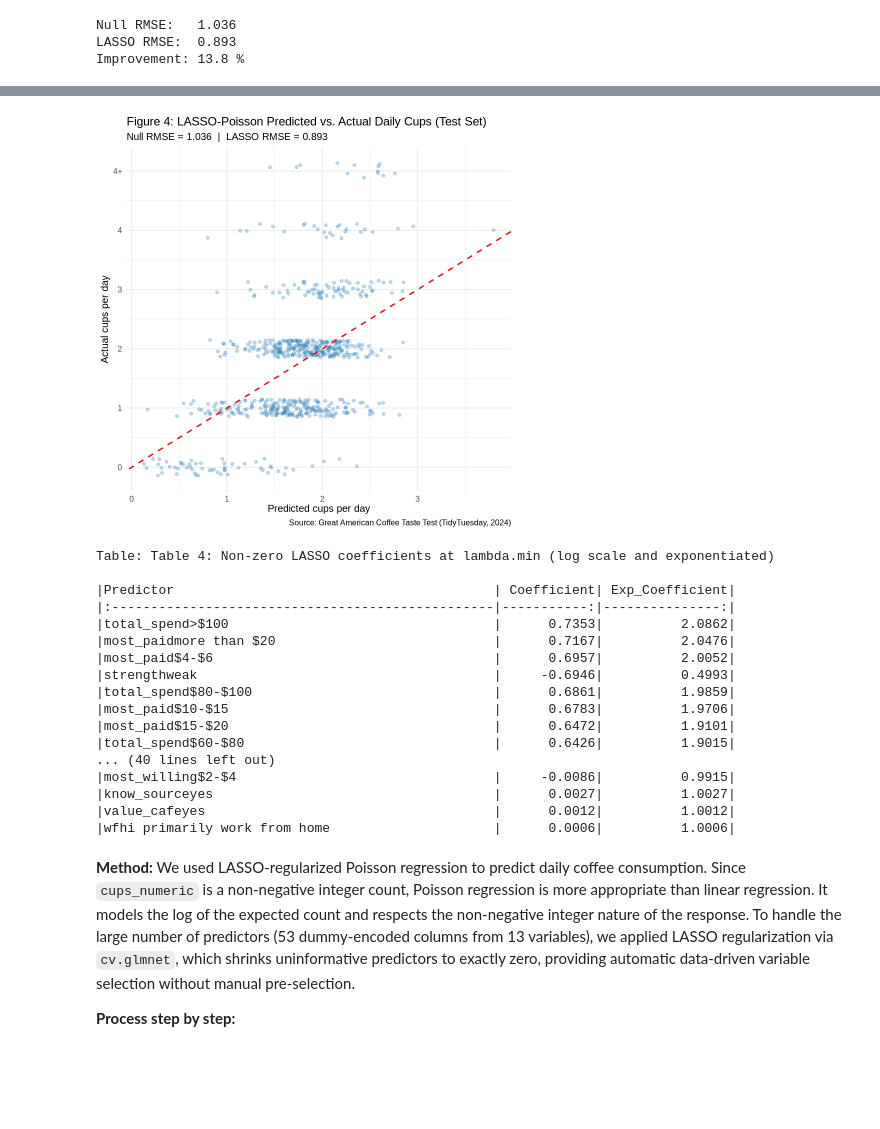
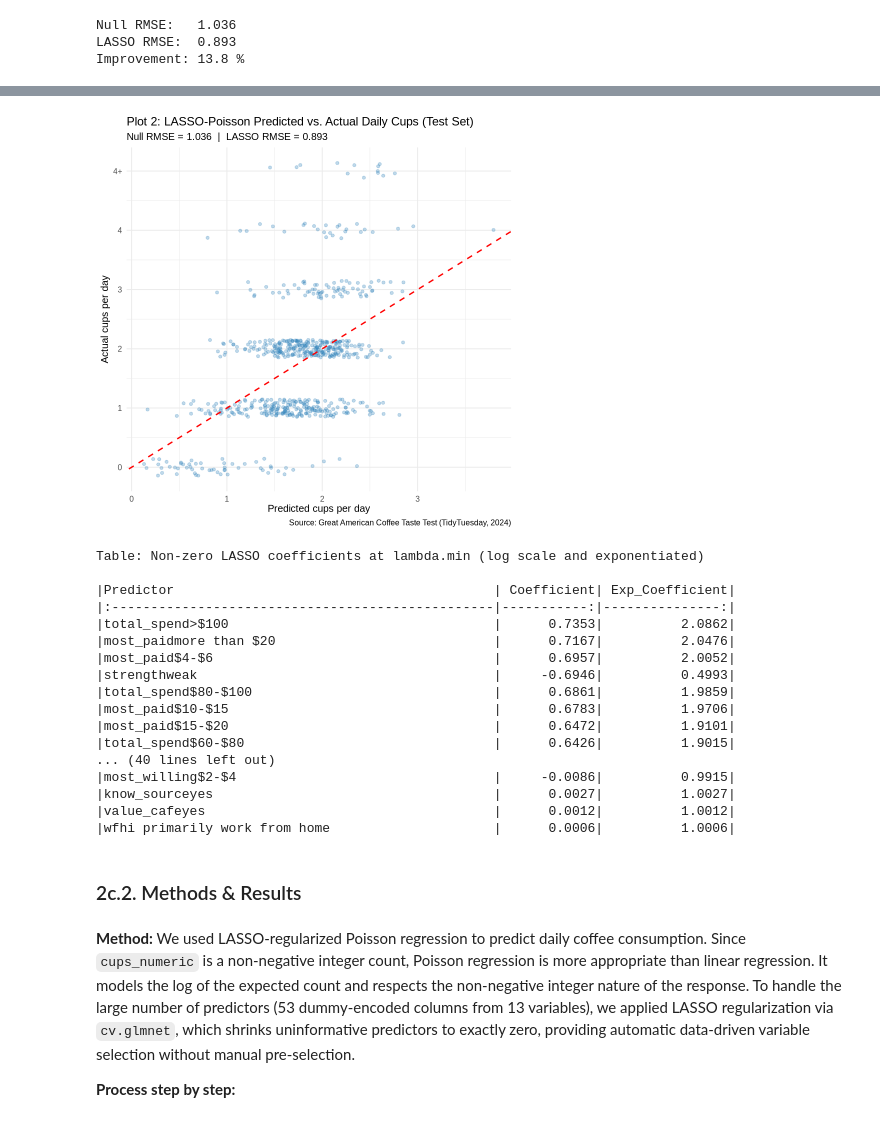
Before and after one commit to tiffanyn5/STAT301_Group9, a Jupyter notebook: group9_finalreport.ipynb, the cells around one changed output, grey strips where cells are left out. Saved outputs shown, nothing was run; the diff lists cells and outputs as text; code cells hidden in the pictures; blank space fills up the shorter version.

```diff
--- a/group9_finalreport.ipynb
+++ b/group9_finalreport.ipynb
@@ -696,28 +607,28 @@ title("Figure 3: LASSO-Poisson 10-Fold CV — Lambda Selection", line = 3)
 # %%
-# Figure 4: Predicted vs actual on test set
+# Plot: Predicted vs actual on test set
 results_df <- tibble(
   predicted = as.vector(preds),
   actual    = y_test
 )
 
 ggplot(results_df, aes(x = predicted, y = actual)) +
   geom_jitter(width = 0, height = 0.15, alpha = 0.3,
               color = "#2c7fb8", size = 1.5) +
   geom_abline(slope = 1, intercept = 0, color = "red",
               linewidth = 0.8, linetype = "dashed") +
   scale_y_continuous(breaks = 0:5,
                      labels = c("0", "1", "2", "3", "4", "4+")) +
   labs(
-    title    = "Figure 4: LASSO-Poisson Predicted vs. Actual Daily Cups (Test Set)",
+    title    = "Plot 2: LASSO-Poisson Predicted vs. Actual Daily Cups (Test Set)",
     subtitle = paste0("Null RMSE = ", round(null_rmse, 3),
                       "  |  LASSO RMSE = ", round(rmse, 3)),
     x        = "Predicted cups per day",
     y        = "Actual cups per day",
     caption  = "Source: Great American Coffee Taste Test (TidyTuesday, 2024)"
   ) +
   theme_minimal(base_size = 12)
 # %% [output]
-[figure, old version]
+[figure, new version]
 # %%
 # Table of retained LASSO coefficients at lambda.min
 coef_table <- as.data.frame(as.matrix(coef(lasso_cv, s = "lambda.min"))) |>
@@ -729,9 +640,9 @@ coef_table <- as.data.frame(as.matrix(coef(lasso_cv, s = "lambda.min"))) |>
 
 kable(coef_table,
       digits  = 4,
-      caption = "Table 4: Non-zero LASSO coefficients at lambda.min (log scale and exponentiated)")
+      caption = "Non-zero LASSO coefficients at lambda.min (log scale and exponentiated)")
 # %% [output]
-Table: Table 4: Non-zero LASSO coefficients at lambda.min (log scale and exponentiated)
+Table: Non-zero LASSO coefficients at lambda.min (log scale and exponentiated)
 
 |Predictor                                         | Coefficient| Exp_Coefficient|
 |:-------------------------------------------------|-----------:|---------------:|
@@ -748,6 +659,8 @@ Table: Table 4: Non-zero LASSO coefficients at lambda.min (log scale and exponen
 |know_sourceyes                                    |      0.0027|          1.0027|
 |value_cafeyes                                     |      0.0012|          1.0012|
 |wfhi primarily work from home                     |      0.0006|          1.0006|
+# %% [markdown]
+ ### 2c.2. Methods & Results
 # %% [markdown]
 **Method:** We used LASSO-regularized Poisson regression to predict daily coffee
 consumption. Since `cups_numeric` is a non-negative integer count, Poisson regression
```
Also changed, not shown: parts of 15 cells of this notebook.
